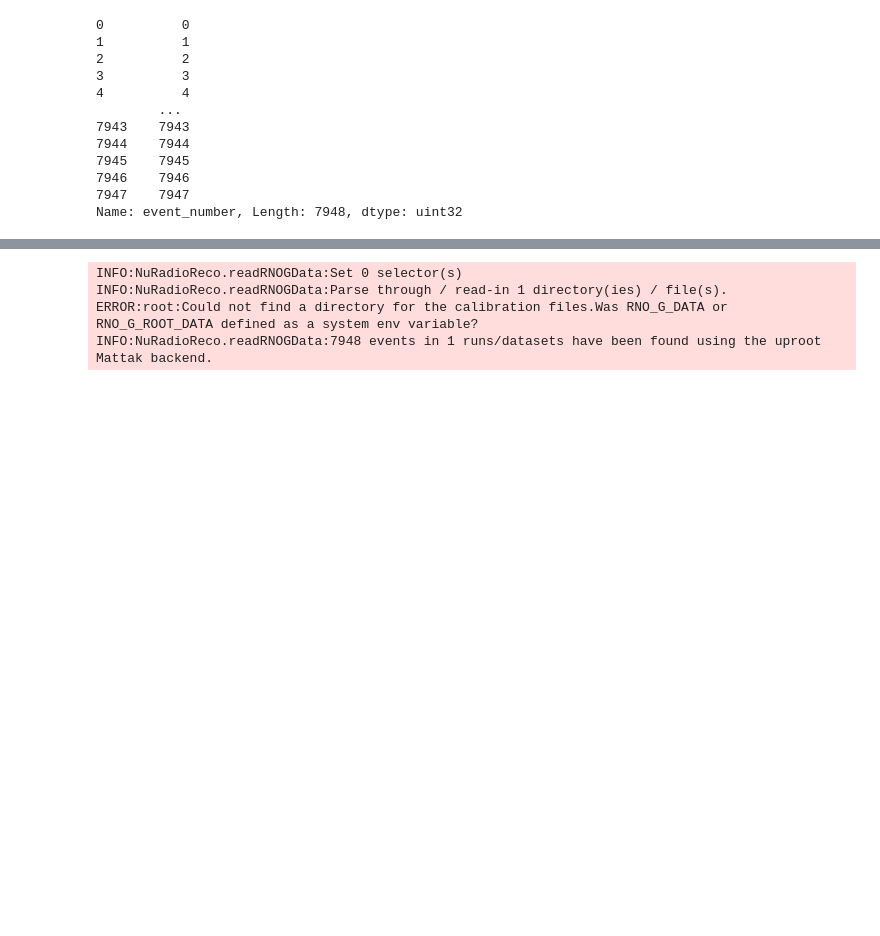
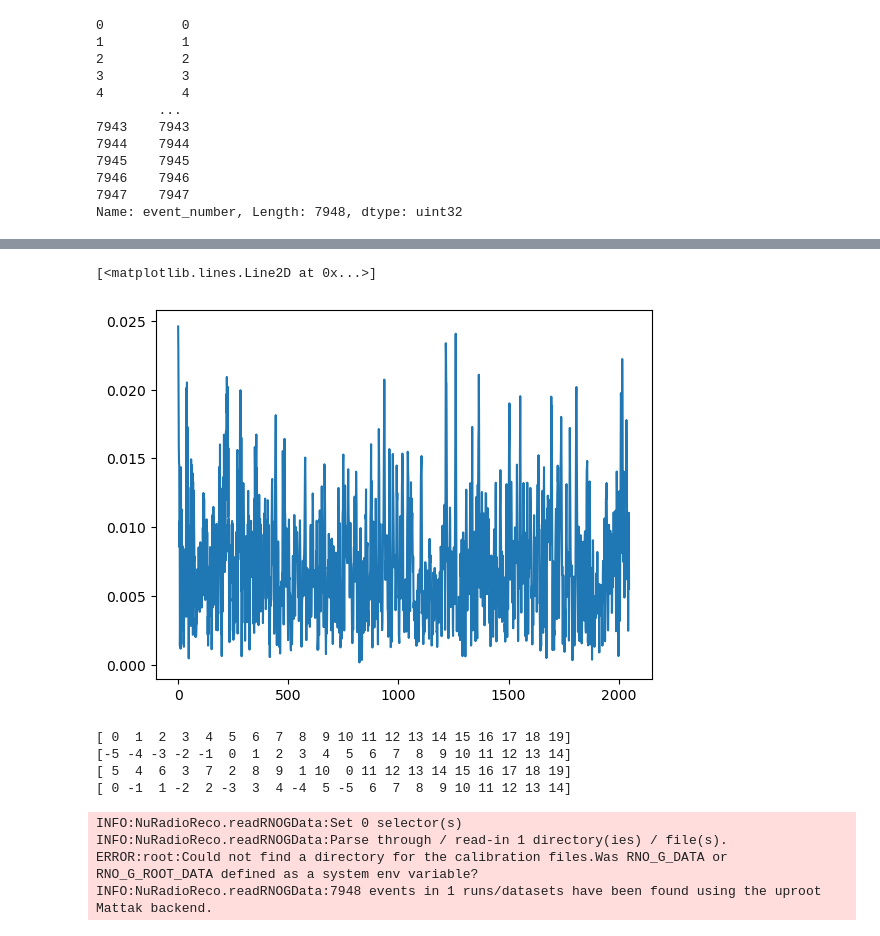
Before and after one commit to OliverSchlemper/Flights, a Jupyter notebook: combined_test.ipynb, the cells around one changed output, grey strips where cells are left out. Drawn from its saved outputs; the diff is of its cells as text; code cells hidden in the pictures; blank space fills up the shorter version.

```diff
--- a/combined_test.ipynb
+++ b/combined_test.ipynb
@@ -84,3 +216,21 @@ Found combined file
+# %%
+plt.plot(reordered_hilbert)
+# %% [output]
+[<matplotlib.lines.Line2D at 0x...>]
+[figure, added]
+# %%
+a = np.arange(20)
+print(a)
+a = a - 5
+print(a)
+index = np.argsort(abs(a))
+print(index)
+print(a[index])
+# %% [output]
+[ 0  1  2  3  4  5  6  7  8  9 10 11 12 13 14 15 16 17 18 19]
+[-5 -4 -3 -2 -1  0  1  2  3  4  5  6  7  8  9 10 11 12 13 14]
+[ 5  4  6  3  7  2  8  9  1 10  0 11 12 13 14 15 16 17 18 19]
+[ 0 -1  1 -2  2 -3  3  4 -4  5 -5  6  7  8  9 10 11 12 13 14]
 # %%
 reader = readRNOGData()
 
```
Also changed, not shown: parts of 8 cells of this notebook, 10 other files.
